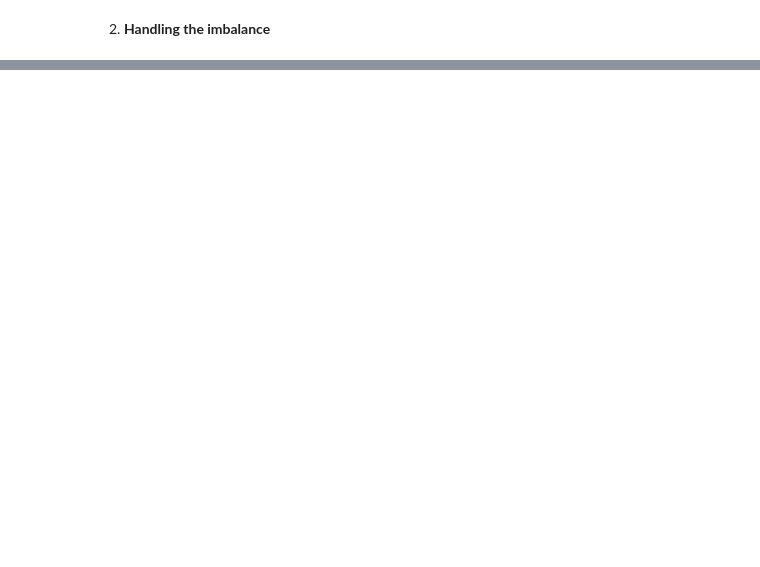
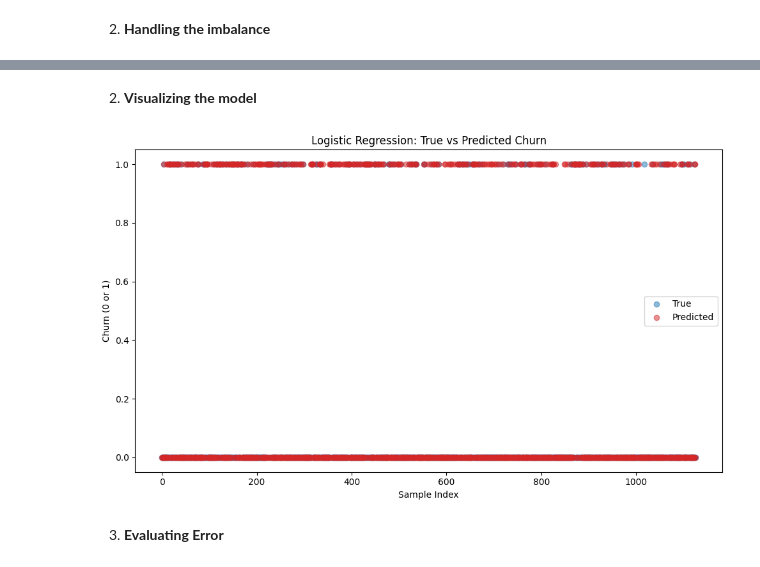
Before and after one commit to SepehrAkbari/LFC-courses, a Jupyter notebook: CSCI-250/Projects/P1/main.ipynb, the cells around one changed output, grey strips where cells are left out. Cells and saved outputs as stored; diff of their text form; code cells hidden in the pictures; blank space fills up the shorter version.

```diff
--- a/CSCI-250/Projects/P1/main.ipynb
+++ b/CSCI-250/Projects/P1/main.ipynb
@@ -168,0 +293,4 @@ print(f"Training set's shape: {X_train_resampled.shape}")
+# %%
+model_linear = LinearRegression()
+model_linear.fit(X_train_scaled, y_train_resampled)
+y_pred_linear = model_linear.predict(X_test_scaled)
@@ -168,0 +332,4 @@ print(f"Training set's shape: {X_train_resampled.shape}")
+# %%
+poly = PolynomialFeatures(degree=2, include_bias=False)
+X_train_poly = poly.fit_transform(X_train_scaled)
+X_test_poly = poly.transform(X_test_scaled)
@@ -168,0 +338,4 @@ print(f"Training set's shape: {X_train_resampled.shape}")
+# %%
+model_quadratic = LinearRegression()
+model_quadratic.fit(X_train_poly, y_train_resampled)
+y_pred_quadratic = model_quadratic.predict(X_test_poly)
@@ -168,0 +384,22 @@ print(f"Training set's shape: {X_train_resampled.shape}")
+# %%
+model_logistic = LogisticRegression(random_state=250, max_iter=1000)
+model_logistic.fit(X_train_scaled, y_train_resampled)
+
+y_pred_logistic = model_logistic.predict(X_test_scaled)
+y_pred_proba = model_logistic.predict_proba(X_test_scaled)[:, 1]
+# %% [markdown]
+2. **Visualizing the model**
+# %%
+plt.figure(figsize=(10, 6))
+plt.scatter(range(len(y_test)), y_test, color='tab:blue', label='True', alpha=0.5)
+plt.scatter(range(len(y_pred_logistic)), y_pred_logistic, color='tab:red', label='Predicted', alpha=0.5)
+plt.title("Logistic Regression: True vs Predicted Churn")
+plt.xlabel("Sample Index")
+plt.ylabel("Churn (0 or 1)")
+plt.legend()
+plt.tight_layout()
+plt.show()
+# %% [output]
+[figure, added]
+# %% [markdown]
+3. **Evaluating Error**
```
Also changed, not shown: parts of 34 cells of this notebook, 1 other file.
